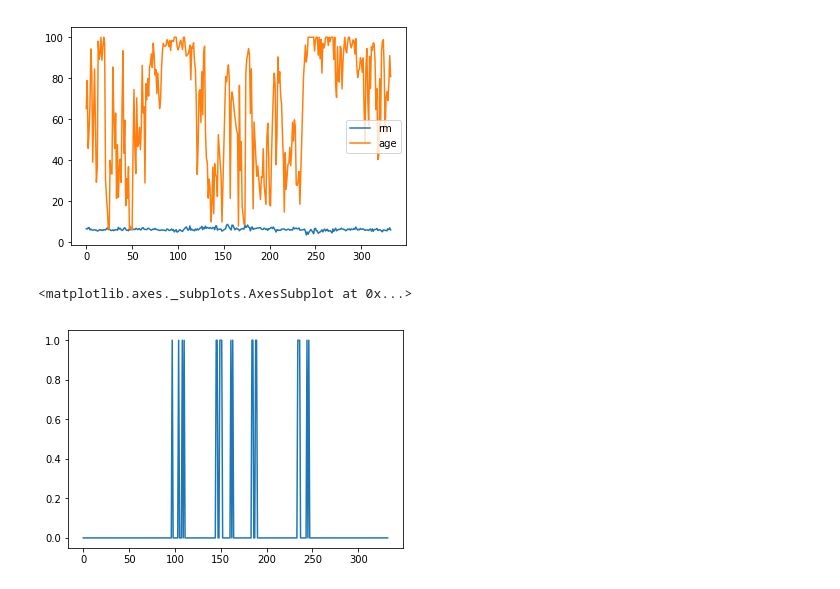
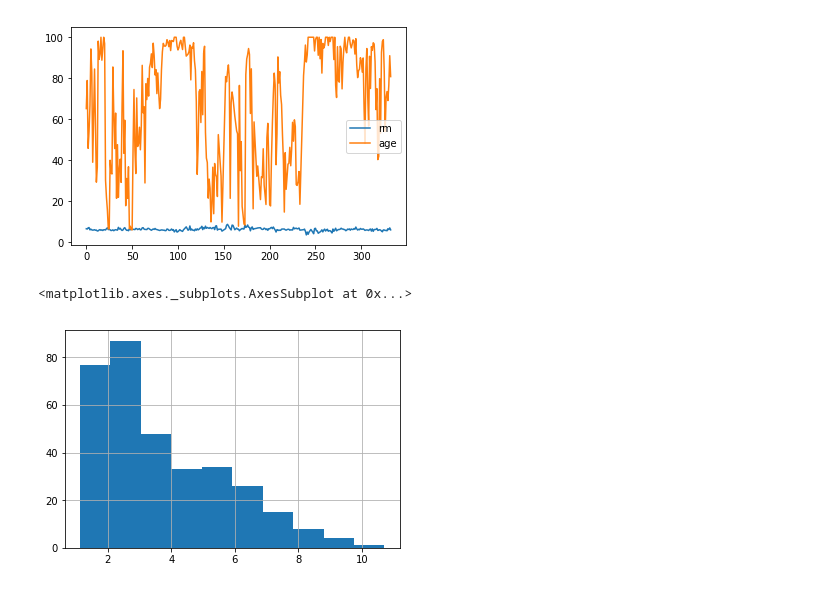
Before and after one commit to lnhdn/dsc-project-eda-with-pandas-nyc-ds-career-042219, a Jupyter notebook: index.ipynb, the cells around one changed output. Cells and saved outputs as stored; diff of their text form; code cells hidden in the pictures.

```diff
--- a/index.ipynb
+++ b/index.ipynb
@@ -191,7 +191,8 @@ not_charles_room_age.plot()
 <matplotlib.axes._subplots.AxesSubplot at 0x...>
 [figure]
 # %%
-df.dis.plot.hit
+df.dis.hist()
+df.
 # %% [output]
 <matplotlib.axes._subplots.AxesSubplot at 0x...>
-[figure, old version]
+[figure, new version]
```
